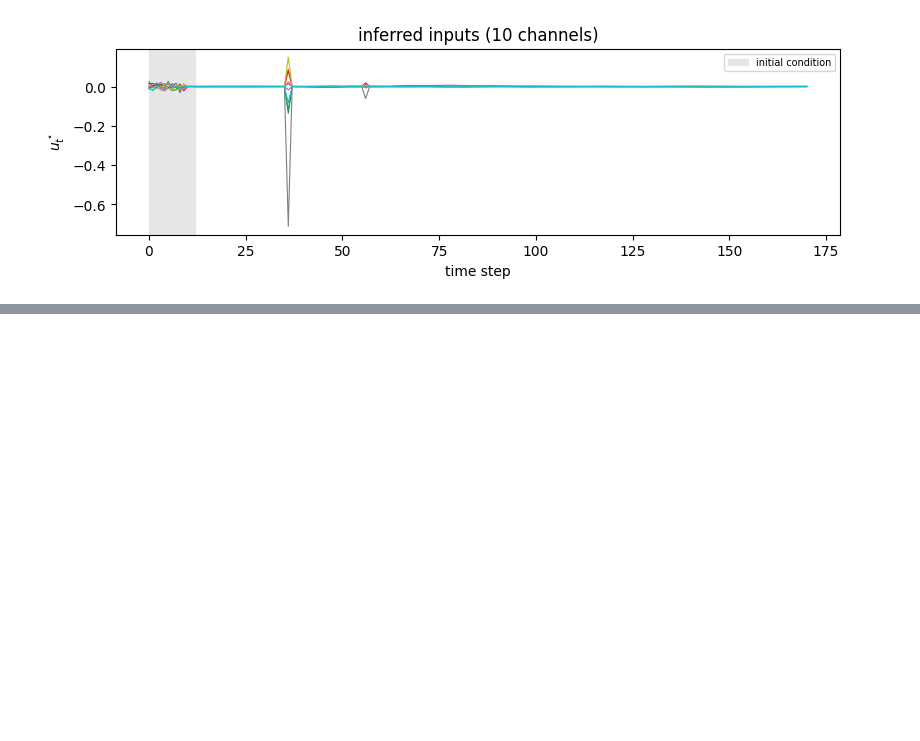
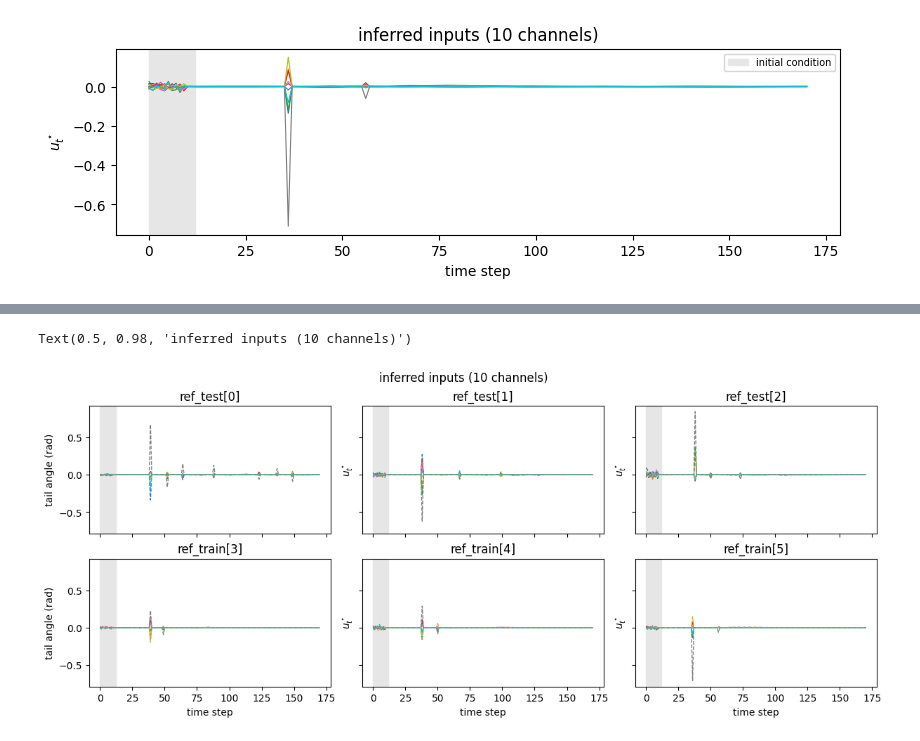
Before and after one commit to ThomasMullen/diffilqrax, a Jupyter notebook: docs/source/examples/zebrafish_tail_reconstruction.ipynb, the cells around one changed output, grey strips where cells are left out. Drawn from its saved outputs; the diff is of its cells as text; code cells hidden in the pictures; blank space fills up the shorter version.

```diff
--- a/docs/source/examples/zebrafish_tail_reconstruction.ipynb
+++ b/docs/source/examples/zebrafish_tail_reconstruction.ipynb
@@ -247,0 +303,19 @@ ax.legend(fontsize=7);
+# %%
+fig, axes = plt.subplots(2, 3, figsize=(12, 5), sharex=True, sharey=True, layout="constrained")
+for b, ax in enumerate(axes.flat):
+    for ch in range(m):
+        ax.plot(Us_all[b, :, ch], c=f"C{ch}", lw=1, ls="--")
+    ax.set_title(f"{data['source'][b]}[{b}],  $R^2$={float(r2_all[b]):.3f}", fontsize=9)
+    ax.set(
+        ylabel=r"$u^\star_t$",
+        title=f"{data['source'][b]}[{b}]",
+    )
+    ax.axvspan(0, N_BEG, color="0.9", label="initial condition")
+for ax in axes[-1]:
+    ax.set_xlabel("time step")
+for ax in axes[:, 0]:
+    ax.set_ylabel("tail angle (rad)")
+fig.suptitle("inferred inputs (10 channels)")
+# %% [output]
+Text(0.5, 0.98, 'inferred inputs (10 channels)')
+[figure, added]
```
Also changed, not shown: parts of 6 cells of this notebook.
